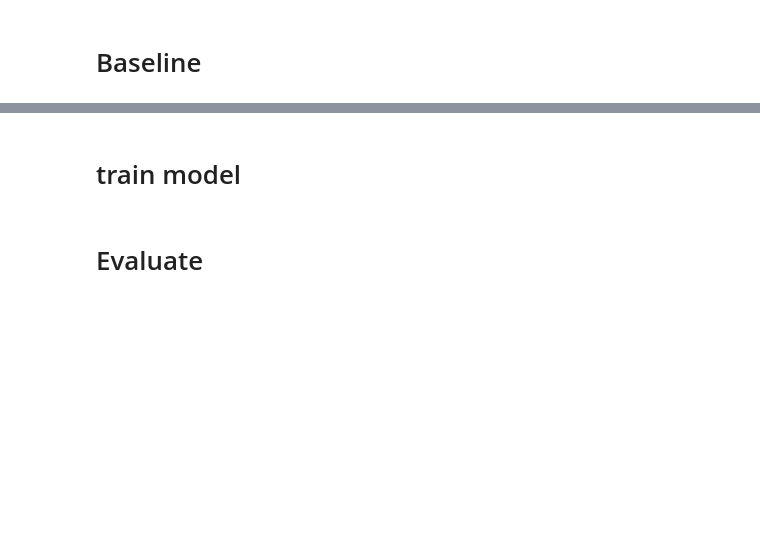
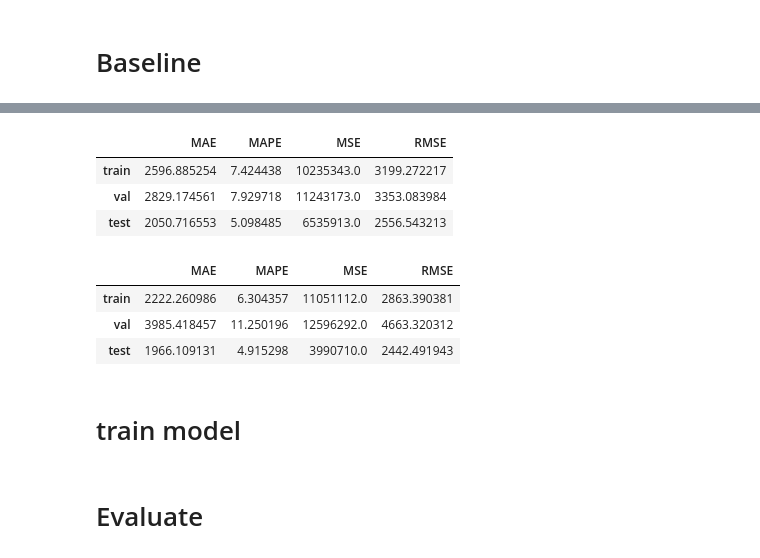
Before and after one commit to marcos-mansur/load-forecast, a Jupyter notebook: model_v2.ipynb, the cells around one changed output, grey strips where cells are left out. Drawn from its saved outputs; the diff is of its cells as text; code cells hidden in the pictures; blank space fills up the shorter version.

```diff
--- a/model_v2.ipynb
+++ b/model_v2.ipynb
@@ -476,0 +399,35 @@ metrics_baseline.head()
+# %%
+class Baseline(tf.keras.Model):
+  """returns the daily average load for the last 5 weeks in the features window"""
+
+  def __init__(self):
+    super().__init__()
+
+  def call(self, inputs):
+    result =[tf.math.reduce_sum(inputs[0,-35:-28])/7, # first target week - five weeks before
+            tf.math.reduce_sum(inputs[0,-28:-21])/7, # second target week - five weeks before
+            tf.math.reduce_sum(inputs[0,-21:-14])/7, # third target week - five weeks before
+            tf.math.reduce_sum(inputs[0,-14:-7])/7,  # fourth target week - five weeks before
+            tf.math.reduce_sum(inputs[0,-7:])/7    # fifith target week - five weeks before
+            ]
+    return result
+# %%
+base_model = Baseline()
+# compile
+base_model.compile(loss=tf.losses.MeanSquaredError(),
+            metrics=[tf.metrics.MeanAbsoluteError(),
+                    tf.metrics.MeanAbsolutePercentageError(),
+                    tf.keras.metrics.RootMeanSquaredError()
+                    ])
+train_performance = base_model.evaluate(train_dataset, verbose=1)
+val_performance = base_model.evaluate(val_dataset, verbose=0)
+test_performance = base_model.evaluate(test_dataset, verbose=0)
+
+semana1_base = pd.DataFrame(data = {'MAE': [train_performance[6],val_performance[6],test_performance[6]],
+                                    'MAPE': [train_performance[7],val_performance[7],test_performance[7]],
+                                    'MSE': [train_performance[1],val_performance[1],test_performance[1]],
+                                    "RMSE": [train_performance[8],val_performance[8],test_performance[8]]},
+                            index=['train', 'val' , 'test']
+                            )
+semana1_base
+# %% [output]
@@ -477,3 +435,19 @@ metrics_baseline.head()
+|  | MAE | MAPE | MSE | RMSE |
+| train | 2596.885254 | 7.424438 | 10235343.0 | 3199.272217 |
+| val | 2829.174561 | 7.929718 | 11243173.0 | 3353.083984 |
+| test | 2050.716553 | 5.098485 | 6535913.0 | 2556.543213 |
+# %%
+semana5_base = pd.DataFrame(data = {'MAE': [train_performance[-3],val_performance[-3],test_performance[-3]],
+                                    'MAPE': [train_performance[-2],val_performance[-2],test_performance[-2]],
+                                    'MSE': [train_performance[2],val_performance[2],test_performance[2]],
+                                    "RMSE": [train_performance[-1],val_performance[-1],test_performance[-1]]},
+                            index=['train', 'val' , 'test'])
+semana5_base
+# %% [output]
+|  | MAE | MAPE | MSE | RMSE |
+| train | 2222.260986 | 6.304357 | 11051112.0 | 2863.390381 |
+| val | 3985.418457 | 11.250196 | 12596292.0 | 4663.320312 |
+| test | 1966.109131 | 4.915298 | 3990710.0 | 2442.491943 |
 # %% [markdown]
 # train model
 # %%
```
Also changed, not shown: parts of 8 cells of this notebook.
